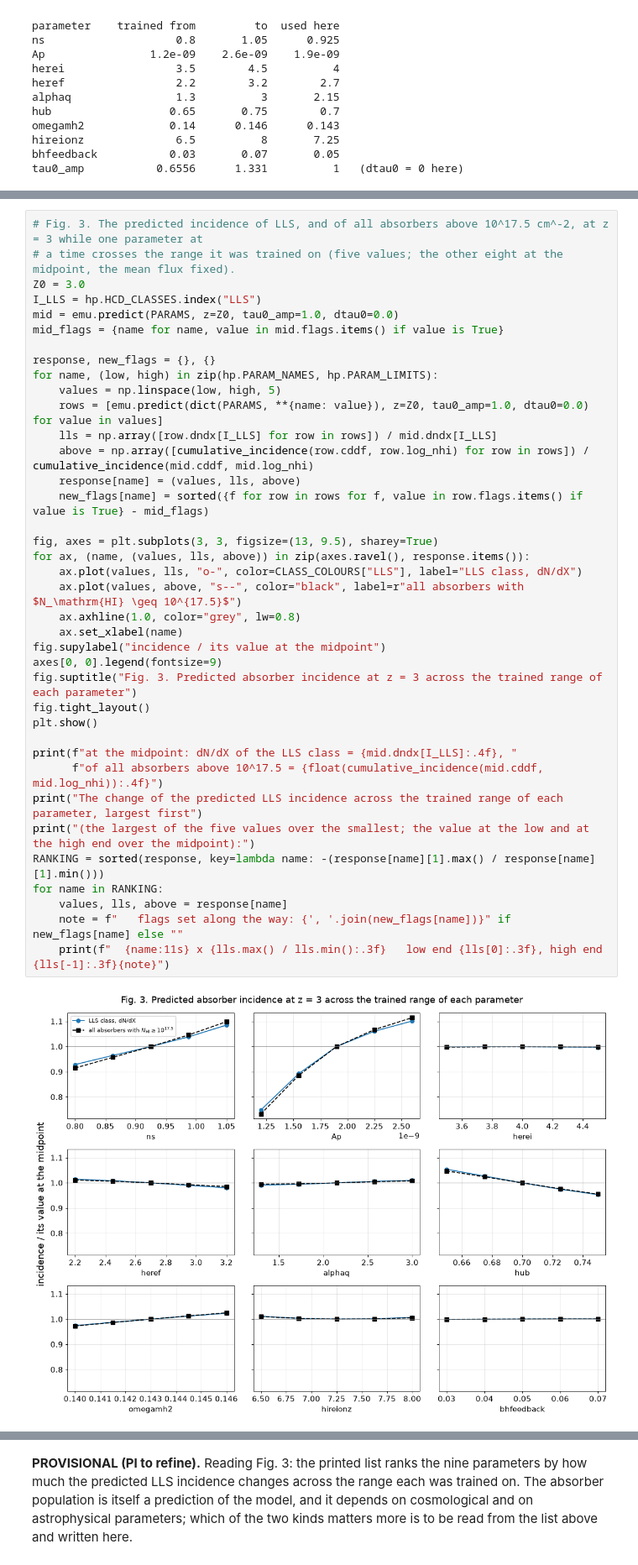
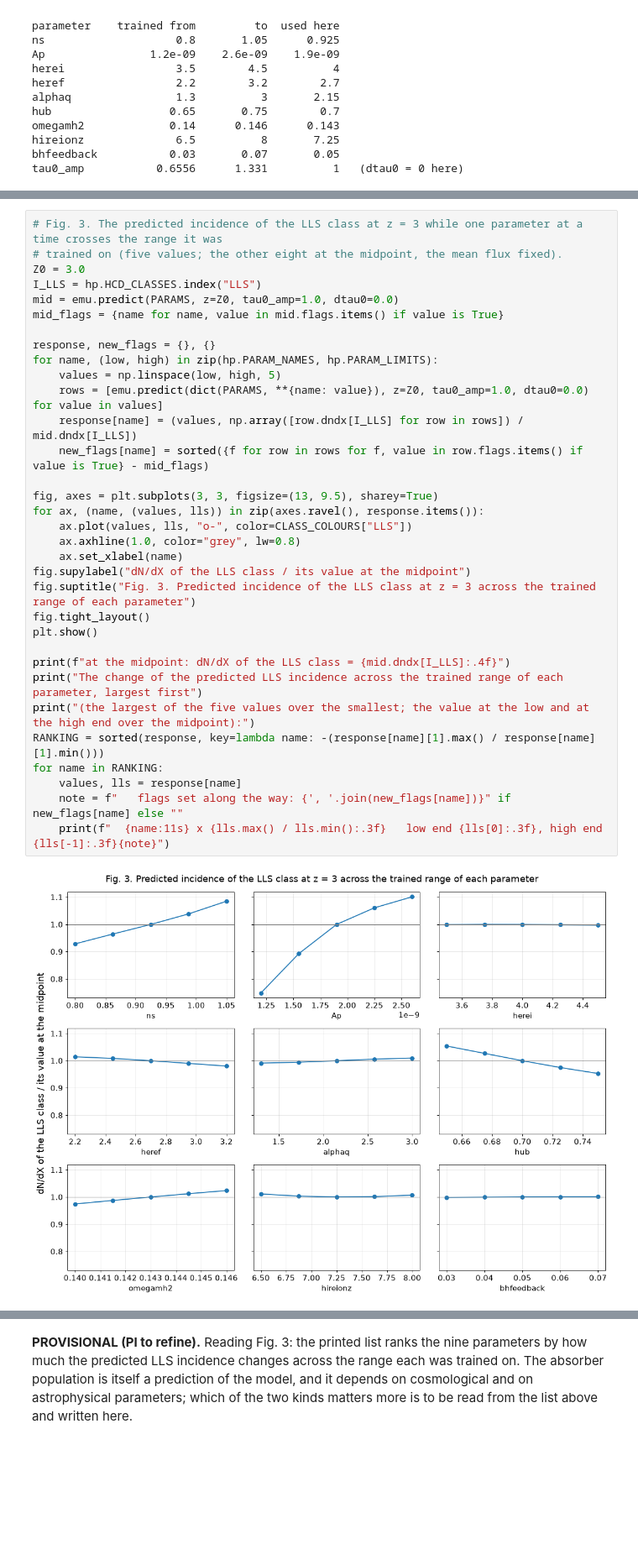
Before and after one commit to jibanCat/hcd_priya, a Jupyter notebook: notebooks/tutorial/hcd_priya_tutorial.ipynb, the cells around one changed output, grey strips where cells are left out. Shown at 84% size. Drawn from its saved outputs; the diff is of its cells as text; blank space fills up the shorter version.

```diff
--- a/notebooks/tutorial/hcd_priya_tutorial.ipynb
+++ b/notebooks/tutorial/hcd_priya_tutorial.ipynb
@@ -351,40 +351,35 @@ def absorption_distance(z1, z2, omega_m):
 # %%
-# Fig. 3. The predicted incidence of LLS, and of all absorbers above 10^17.5 cm^-2, at z = 3 while one parameter at
-# a time crosses the range it was trained on (five values; the other eight at the midpoint, the mean flux fixed).
+# Fig. 3. The predicted incidence of the LLS class at z = 3 while one parameter at a time crosses the range it was
+# trained on (five values; the other eight at the midpoint, the mean flux fixed).
 Z0 = 3.0
 I_LLS = hp.HCD_CLASSES.index("LLS")
 mid = emu.predict(PARAMS, z=Z0, tau0_amp=1.0, dtau0=0.0)
 mid_flags = {name for name, value in mid.flags.items() if value is True}
 
 response, new_flags = {}, {}
 for name, (low, high) in zip(hp.PARAM_NAMES, hp.PARAM_LIMITS):
     values = np.linspace(low, high, 5)
     rows = [emu.predict(dict(PARAMS, **{name: value}), z=Z0, tau0_amp=1.0, dtau0=0.0) for value in values]
-    lls = np.array([row.dndx[I_LLS] for row in rows]) / mid.dndx[I_LLS]
-    above = np.array([cumulative_incidence(row.cddf, row.log_nhi) for row in rows]) / cumulative_incidence(mid.cddf, mid.log_nhi)
-    response[name] = (values, lls, above)
+    response[name] = (values, np.array([row.dndx[I_LLS] for row in rows]) / mid.dndx[I_LLS])
     new_flags[name] = sorted({f for row in rows for f, value in row.flags.items() if value is True} - mid_flags)
 
 fig, axes = plt.subplots(3, 3, figsize=(13, 9.5), sharey=True)
-for ax, (name, (values, lls, above)) in zip(axes.ravel(), response.items()):
-    ax.plot(values, lls, "o-", color=CLASS_COLOURS["LLS"], label="LLS class, dN/dX")
-    ax.plot(values, above, "s--", color="black", label=r"all absorbers with $N_\mathrm{HI} \geq 10^{17.5}$")
+for ax, (name, (values, lls)) in zip(axes.ravel(), response.items()):
+    ax.plot(values, lls, "o-", color=CLASS_COLOURS["LLS"])
     ax.axhline(1.0, color="grey", lw=0.8)
     ax.set_xlabel(name)
-fig.supylabel("incidence / its value at the midpoint")
-axes[0, 0].legend(fontsize=9)
-fig.suptitle("Fig. 3. Predicted absorber incidence at z = 3 across the trained range of each parameter")
+fig.supylabel("dN/dX of the LLS class / its value at the midpoint")
+fig.suptitle("Fig. 3. Predicted incidence of the LLS class at z = 3 across the trained range of each parameter")
 fig.tight_layout()
 plt.show()
 
-print(f"at the midpoint: dN/dX of the LLS class = {mid.dndx[I_LLS]:.4f}, "
-      f"of all absorbers above 10^17.5 = {float(cumulative_incidence(mid.cddf, mid.log_nhi)):.4f}")
+print(f"at the midpoint: dN/dX of the LLS class = {mid.dndx[I_LLS]:.4f}")
 print("The change of the predicted LLS incidence across the trained range of each parameter, largest first")
 print("(the largest of the five values over the smallest; the value at the low and at the high end over the midpoint):")
 RANKING = sorted(response, key=lambda name: -(response[name][1].max() / response[name][1].min()))
 for name in RANKING:
-    values, lls, above = response[name]
+    values, lls = response[name]
     note = f"   flags set along the way: {', '.join(new_flags[name])}" if new_flags[name] else ""
     print(f"  {name:11s} x {lls.max() / lls.min():.3f}   low end {lls[0]:.3f}, high end {lls[-1]:.3f}{note}")
 # %% [output]
-[figure, old version]
+[figure, new version]
```
Also changed, not shown: parts of 39 cells of this notebook, 6 other files.
